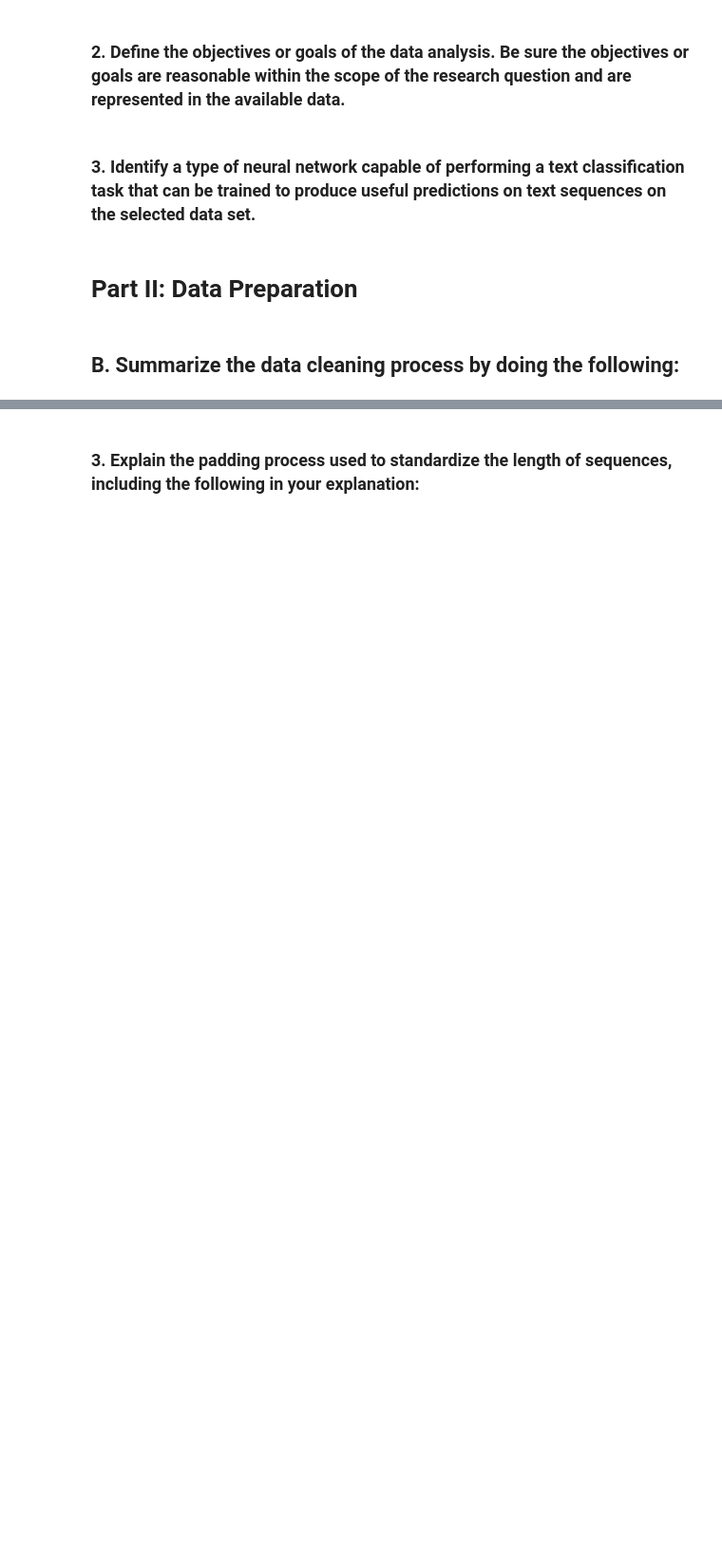
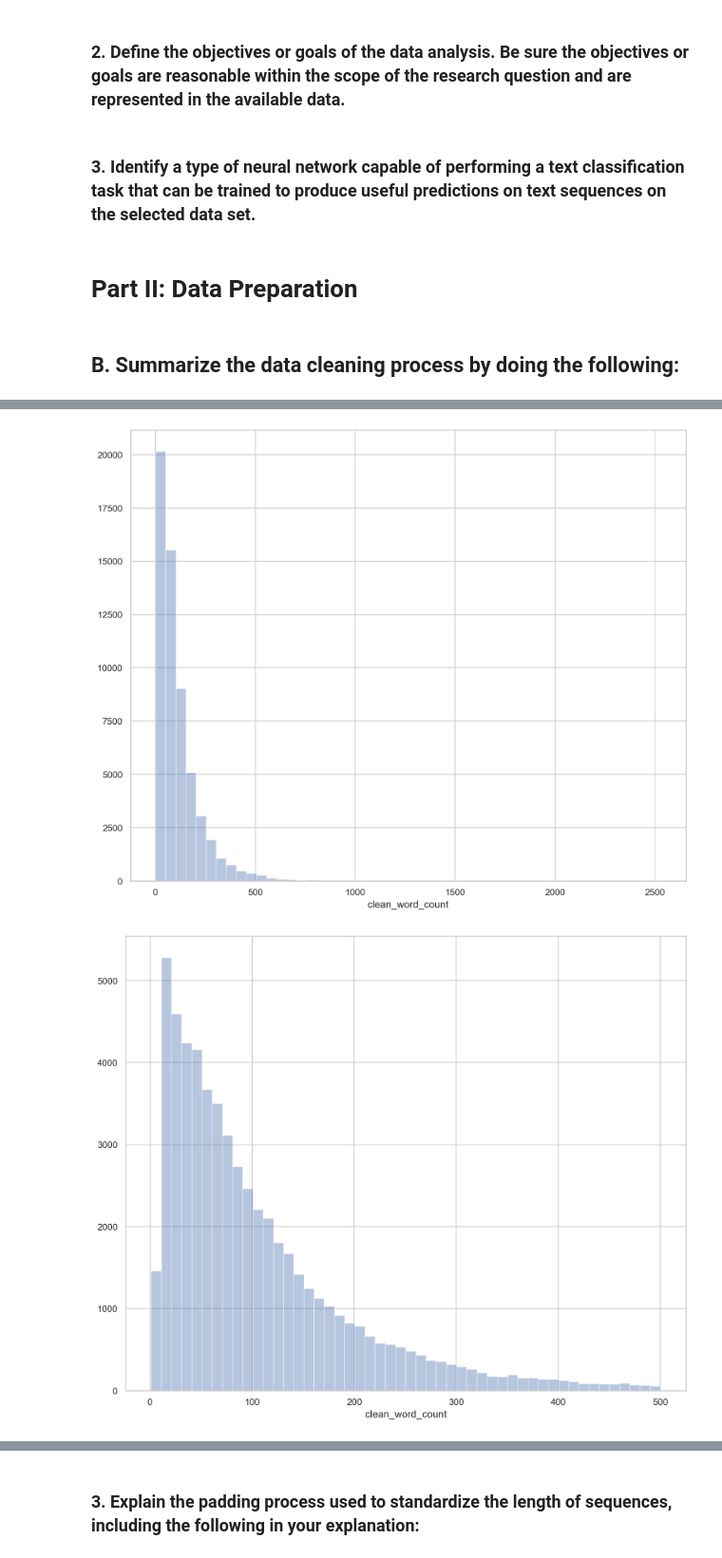
Before and after one commit to chrispaynes/OSDSC-Portfolio, a Jupyter notebook: neural_networks_sentiment_analysis/nn_sentiment_analysis.ipynb, the cells around one changed output, grey strips where cells are left out. Shown at 95% size. Cells and saved outputs as stored; diff of their text form; code cells hidden in the pictures; blank space fills up the shorter version.

```diff
--- a/neural_networks_sentiment_analysis/nn_sentiment_analysis.ipynb
+++ b/neural_networks_sentiment_analysis/nn_sentiment_analysis.ipynb
@@ -664,0 +663,15 @@ Based on the average review length, the max review length should be: 111
+# %%
+ax = sns.distplot(prep_df.clean_word_count, kde=False)
+plt.show()
+
+ax = sns.distplot(prep_df[prep_df.clean_word_count <= 500].clean_word_count, kde=False)
+plt.show()
+
+ax = sns.boxplot(x=prep_df.clean_word_count)
+plt.show()
+
+ax = sns.countplot(x=round(prep_df[prep_df.clean_word_count <= 500].clean_word_count//20)*20)
+plt.show()
+# %% [output]
+[figure, new version]
+[figure, new version]
```
Also changed, not shown: parts of 94 cells of this notebook, 1 other file.
